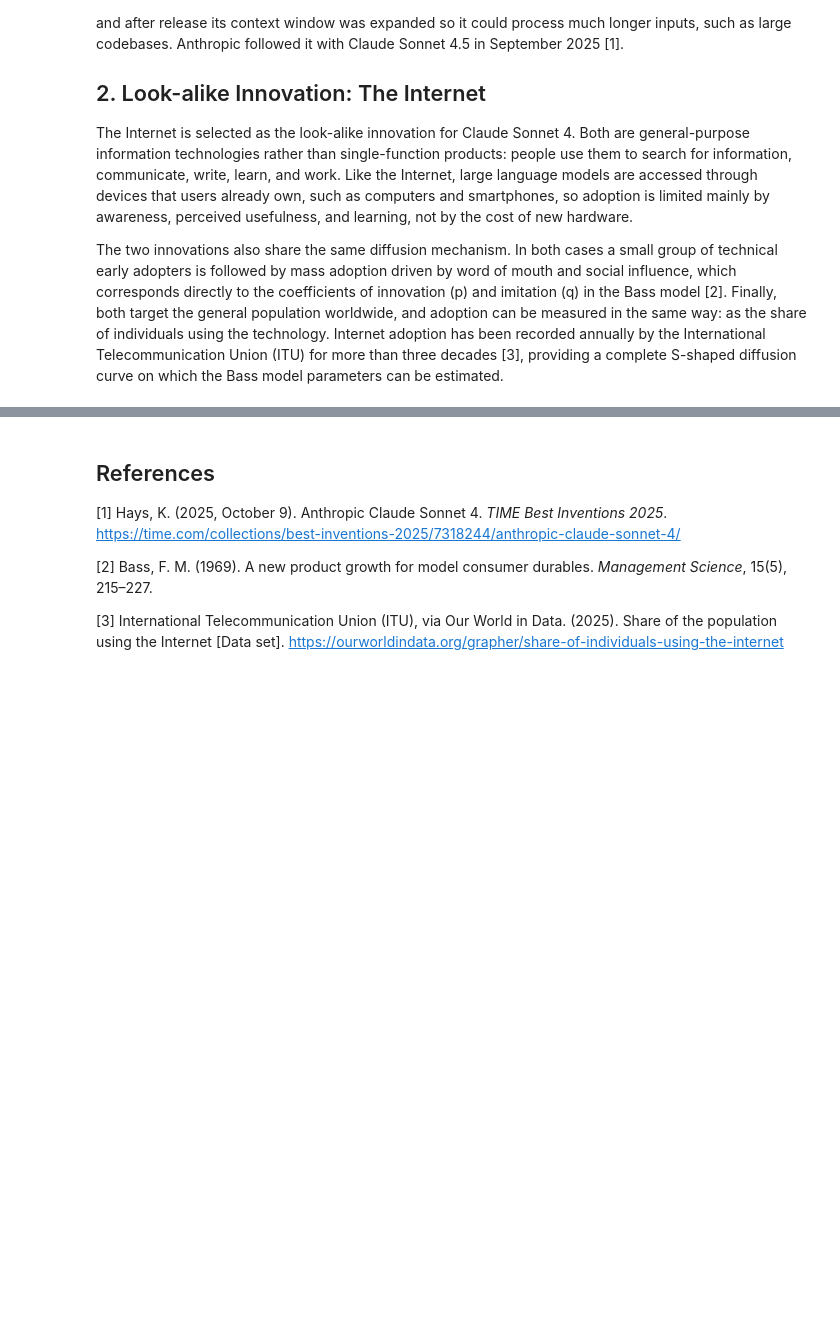
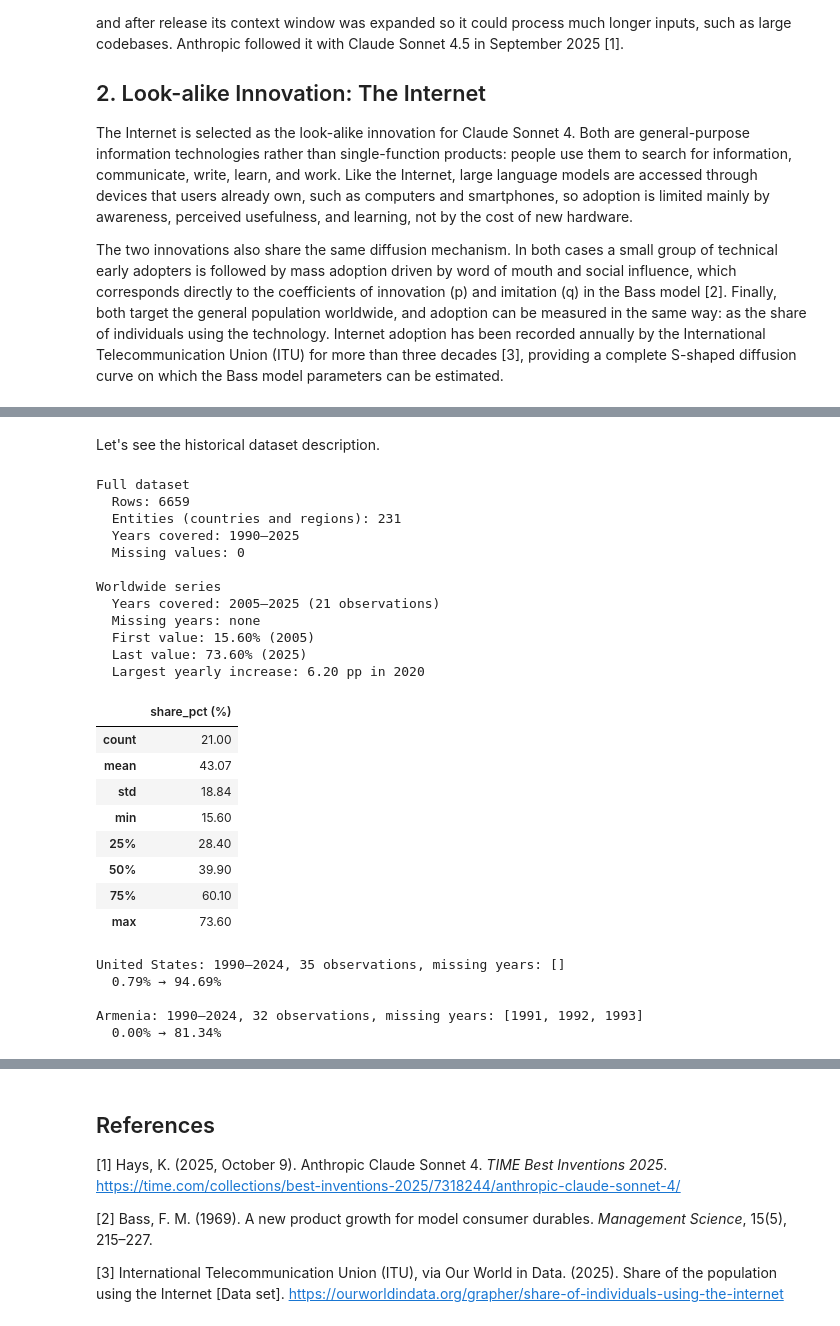
Before and after one commit to AraksyaG/bass-model-claude-sonnet-4, a Jupyter notebook: report/report.ipynb, the cells around one changed output, grey strips where cells are left out. Cells and saved outputs as stored; diff of their text form; code cells hidden in the pictures; blank space fills up the shorter version.

```diff
--- a/report/report.ipynb
+++ b/report/report.ipynb
@@ -73,0 +86,61 @@ plt.show()
+# %% [markdown]
+Let's see the historical dataset description.
+# %%
+# Overview of the full dataset
+print("Full dataset")
+print(f"  Rows: {len(df)}")
+print(f"  Entities (countries and regions): {df['entity'].nunique()}")
+print(f"  Years covered: {df['year'].min()}–{df['year'].max()}")
+print(f"  Missing values: {df['share_pct'].isna().sum()}")
+
+# Overview of the worldwide series used in the analysis
+expected_years = set(range(world["year"].min(), world["year"].max() + 1))
+missing_years = sorted(expected_years - set(world["year"]))
+
+print("\nWorldwide series")
+print(f"  Years covered: {world['year'].min()}–{world['year'].max()} ({len(world)} observations)")
+print(f"  Missing years: {missing_years if missing_years else 'none'}")
+print(f"  First value: {world['share_pct'].iloc[0]:.2f}% ({world['year'].iloc[0]})")
+print(f"  Last value: {world['share_pct'].iloc[-1]:.2f}% ({world['year'].iloc[-1]})")
+
+# Yearly increase in adoption (percentage points)
+world["yearly_increase_pp"] = world["share_pct"].diff()
+peak = world.loc[world["yearly_increase_pp"].idxmax()]
+print(f"  Largest yearly increase: {peak['yearly_increase_pp']:.2f} pp in {int(peak['year'])}")
+
+display(world["share_pct"].describe().round(2).to_frame("share_pct (%)"))
+# %% [output]
+Full dataset
+  Rows: 6659
+  Entities (countries and regions): 231
+  Years covered: 1990–2025
+  Missing values: 0
+
+Worldwide series
+  Years covered: 2005–2025 (21 observations)
+  Missing years: none
+  First value: 15.60% (2005)
+  Last value: 73.60% (2025)
+  Largest yearly increase: 6.20 pp in 2020
+|  | share_pct (%) |
+| count | 21.00 |
+| mean | 43.07 |
+| std | 18.84 |
+| min | 15.60 |
+| 25% | 28.40 |
+| 50% | 39.90 |
+| 75% | 60.10 |
+| max | 73.60 |
+# %%
+for country in ["United States", "Armenia"]:
+    s = df[df["entity"] == country][["year", "share_pct"]]
+    expected = set(range(s["year"].min(), s["year"].max() + 1))
+    print(f"{country}: {s['year'].min()}–{s['year'].max()}, "
+          f"{len(s)} observations, missing years: {sorted(expected - set(s['year']))}")
+    print(f"  {s['share_pct'].iloc[0]:.2f}% → {s['share_pct'].iloc[-1]:.2f}%\n")
+# %% [output]
+United States: 1990–2024, 35 observations, missing years: []
+  0.79% → 94.69%
+
+Armenia: 1990–2024, 32 observations, missing years: [1991, 1992, 1993]
+  0.00% → 81.34%
```
Also changed, not shown: parts of 4 cells of this notebook, 1 other file.
